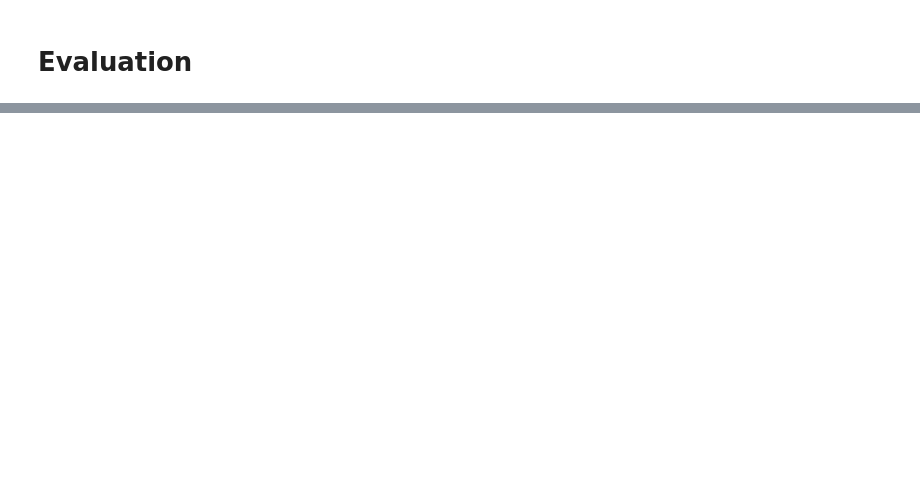
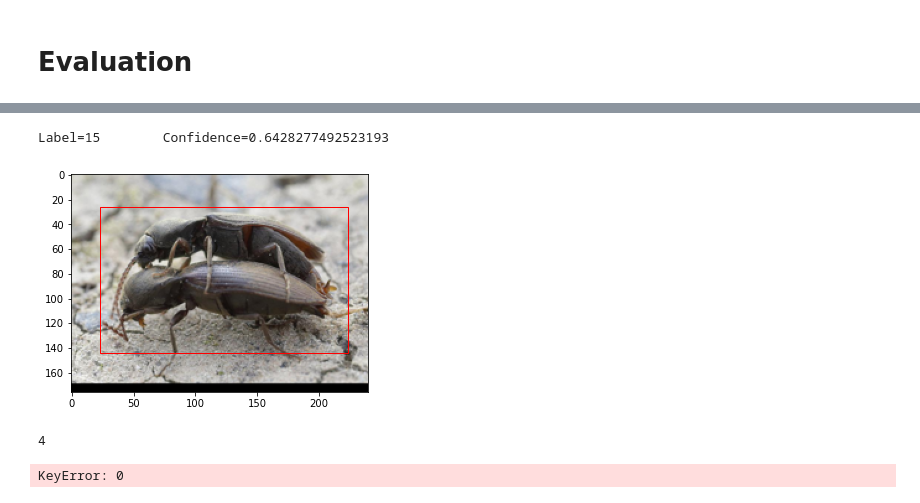
Before and after one commit to Chen-Yiyang/sca_hackathon, a Jupyter notebook: Model/Model Development.ipynb, the cells around one changed output, grey strips where cells are left out. Cells and saved outputs as stored; diff of their text form; code cells hidden in the pictures; blank space fills up the shorter version.

Commit message:
Complete model code for prediction

```diff
--- a/Model/Model Development.ipynb
+++ b/Model/Model Development.ipynb
@@ -189,4 +185,4 @@ predictions
 # %%
 NUM_EPOCHES = 5
-bs = 4
+bs = 2
 # %%
@@ -202,7 +198,7 @@ torch.cuda.max_memory_reserved: 0.660156GB
 # %%
 start = time.time()
 
-for epoch in range(1,NUM_EPOCHES):
+for epoch in range(NUM_EPOCHES):
     # set the running quatities to zero at the beginning of the epoch
     running_loss=0
     running_error=0
@@ -227,7 +223,7 @@ for epoch in range(1,NUM_EPOCHES):
 #         minibatch_targets = minibatch_targets.to(device)
 
         # normalize the minibatch (this is the only difference compared to before!)
-        inputs = (minibatch_data - mean) / std
+        inputs = minibatch_data # (minibatch_data - mean) / std
 
         # tell Pytorch to start tracking all operations that will be done on "inputs"
         inputs.requires_grad_()
@@ -262,7 +258,7 @@ for epoch in range(1,NUM_EPOCHES):
 
     print('epoch=',epoch, '\t time=', elapsed, 'min', '\t loss=', total_loss)
 
-    save_model_checkpoint(model, epoch, total_loss)
+    save_model_checkpoint(model, epoch, total_loss, prefix="full")
 
 
 #     print('epoch=',epoch, '\t time=', elapsed,'min','\t lr=', my_lr  ,'\t loss=', total_loss , '\t error=', total_error*100 ,'percent')
@@ -301,4 +274,0 @@ torch.Size([3, 176, 240])
-# %%
-test_instance = x_test[0:1].to(device)
-
-predictions = model(test_instance)
@@ -334,0 +294,44 @@ save_model_checkpoint_light(model)
+# %%
+def test_and_vis_one_img(x_torch):
+    device = torch.device('cuda' if torch.cuda.is_available() else 'cpu')
+
+    # predict
+    if x_torch.dim() == 3:
+        x_torch_4d = torch.unsqueeze(x_torch, 0)
+    predictions = model(x_torch_4d.to(device))
+    pred = predictions[0]
+    box = pred['boxes'][0].cpu().detach()
+    label = pred['labels'][0].item()
+    score = pred['scores'][0].item()
+
+    # get data for display
+    img = np.moveaxis(x_torch.numpy(), [0, 1, 2], [2, 0, 1]) * 256
+    img = Image.fromarray(img.astype(np.uint8))
+    x1, y1, x2, y2 = box
+
+    # plot
+    print(f"Label={label}\tConfidence={score}")
+    fig, ax = plt.subplots()
+    ax.imshow(img)
+    if score >= 0.1:
+        rect = patches.Rectangle((x1, y1), x2-x1, y2-y1, linewidth=1, edgecolor='r', facecolor='none')
+        ax.add_patch(rect)
+    plt.show()
+# %%
+xx = x_test
+p = test_and_vis_one_img(xx[random.randint(0, len(xx))])
+# %% [output]
+Label=15        Confidence=0.6428277492523193
+[figure, added]
+# %%
+torch.unsqueeze(x_test[0], 0).dim()
+# %% [output]
+4
+# %%
+pred = predictions[0]
+box = pred['boxes'][0]
+label = pred['labels'][0].item()
+
+pred.keys()
+# %% [output]
+KeyError: 0
```
Also changed, not shown: parts of 24 cells of this notebook, 1 other file.
